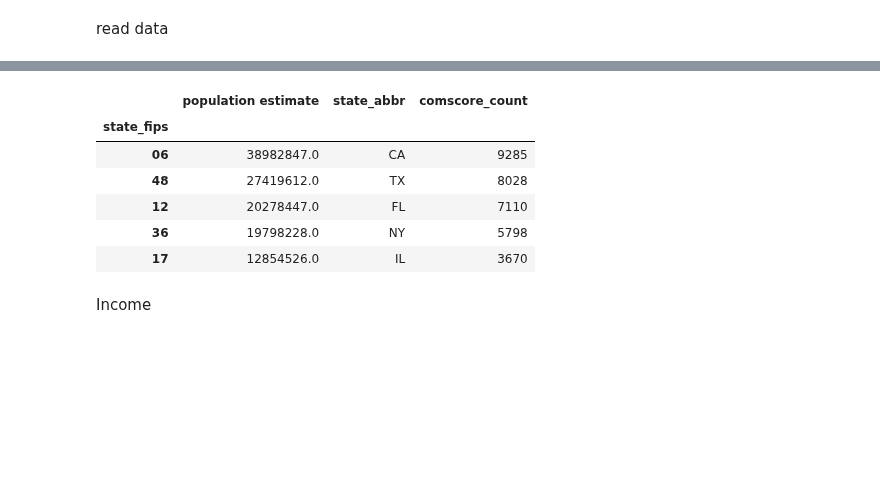
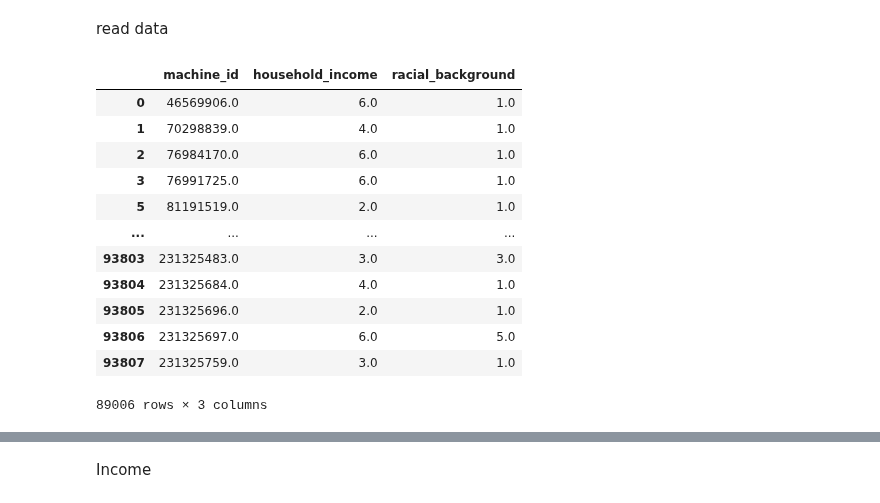
Before and after one commit to aberke/floc-analysis, a Jupyter notebook: notebooks/panel.ipynb, the cells around one changed output, grey strips where cells are left out. Cells and saved outputs as stored; diff of their text form; code cells hidden in the pictures; blank space fills up the shorter version.

```diff
--- a/notebooks/panel.ipynb
+++ b/notebooks/panel.ipynb
@@ -5,5 +5,30 @@ import matplotlib.pyplot as plt
 %matplotlib inline
 # %% [markdown]
 read data
+# %%
+YEAR = 2017
+demographics_fpath = '../data/comscore/{year}/demographics.csv'.format(year=YEAR)
+demo_df = (pd.read_csv(demographics_fpath, usecols=['household_income', 'racial_background', 'machine_id'])
+           .assign(household_income = lambda x: x.household_income %10)
+           .replace({99:np.nan, -88: np.nan, 8: np.nan})
+          .dropna())
+
+demo_df.to_csv("../output/comscore_panel_demo.csv")
+# %%
+demo_df
+# %% [output]
+|  | machine_id | household_income | racial_background |
+| 0 | 46569906.0 | 6.0 | 1.0 |
+| 1 | 70298839.0 | 4.0 | 1.0 |
+| 2 | 76984170.0 | 6.0 | 1.0 |
+| 3 | 76991725.0 | 6.0 | 1.0 |
+| 5 | 81191519.0 | 2.0 | 1.0 |
+| ... | ... | ... | ... |
+| 93803 | 231325483.0 | 3.0 | 3.0 |
+| 93804 | 231325684.0 | 4.0 | 1.0 |
+| 93805 | 231325696.0 | 2.0 | 1.0 |
+| 93806 | 231325697.0 | 6.0 | 5.0 |
+| 93807 | 231325759.0 | 3.0 | 1.0 |
+89006 rows × 3 columns
 # %%
 state_census_df = pd.read_csv("../output/state_census.csv", dtype={'state_fips': str}).set_index('state_fips')
@@ -60,20 +85,6 @@ census_mapping = pd.DataFrame([
     ['DP03_0061E', 7, '\$200,000 or more', 'household_income'],
 
 ], columns=['census_code', 'comscore_code', 'description', 'comscore_column'])
-# %%
-state_pop_df = (
-    state_census_df[['population estimate','state_abbr']]
-    .assign(comscore_count=lambda x: x.index.map(demo_df.state_fips.value_counts()))
-).sort_values('population estimate', ascending=False)
-state_pop_df.head()
-# %% [output]
-|  | population estimate | state_abbr | comscore_count |
-| state_fips |  |  |  |
-| 06 | 38982847.0 | CA | 9285 |
-| 48 | 27419612.0 | TX | 8028 |
-| 12 | 20278447.0 | FL | 7110 |
-| 36 | 19798228.0 | NY | 5798 |
-| 17 | 12854526.0 | IL | 3670 |
 # %% [markdown]
 Income
 # %%
```
Also changed, not shown: parts of 13 cells of this notebook, 1 other file.
